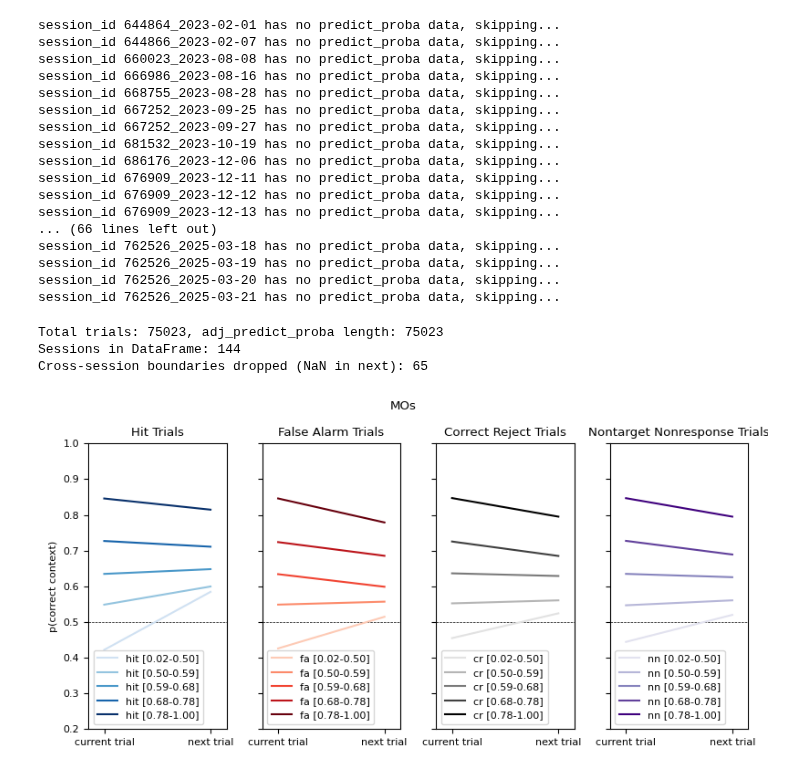
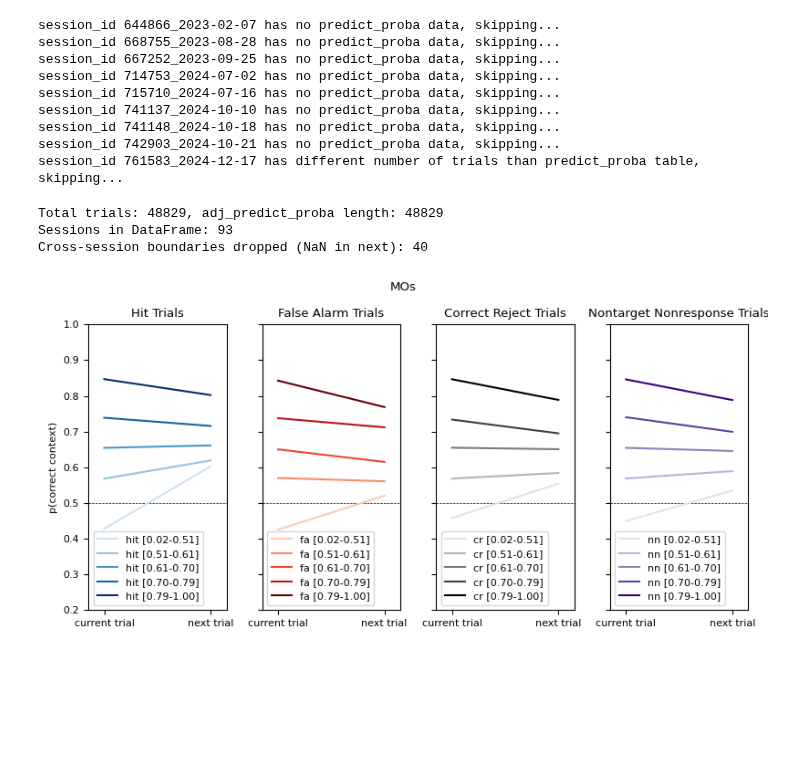
Before and after one commit to AllenInstitute/dynamic_routing_analysis, a Jupyter notebook: notebooks/plot_trialwise_decoder_confidence_updates.ipynb, the cells around one changed output. Cells and saved outputs as stored; diff of their text form; code cells hidden in the pictures; blank space fills up the shorter version.

```diff
--- a/notebooks/plot_trialwise_decoder_confidence_updates.ipynb
+++ b/notebooks/plot_trialwise_decoder_confidence_updates.ipynb
@@ -31,7 +31,7 @@ dr_session_list=(
     pl.col('is_production'),
     pl.col('is_annotated'),
     pl.col('issues')==[],
-    pl.col('is_good_behavior').eq(True),
+    # pl.col('is_good_behavior').eq(True),
     )['session_id'].to_list()
     )
 
@@ -44,4 +44,3 @@ templeton_session_list=(
     # pl.col('is_good_behavior').eq(True),
     )['session_id'].to_list()
     )
-templeton_session_list
@@ -66,2 +47,22 @@ templeton_session_list
 # %%
 predict_proba_pd = pd.read_parquet(r"\\allen\programs\mindscope\workgroups\dynamicrouting\Ethan\CO decoding results\decode_context_strict_criteria_10_units_500ms_v272_2026-04-08\predict_proba_per_session_structure_with_unit_ids.parquet")
+# %%
+block_dprime_threshold=1.0
+
+good_behavior_table={
+    'session_id':[],
+    'n_good_vis_blocks':[],
+    'n_good_aud_blocks':[],
+}
+
+for sel_session in dr_session_list:
+
+    n_good_vis_blocks=np.sum(session_table.filter(pl.col('session_id') == sel_session)['cross_modality_dprime_vis_blocks'].to_numpy()[0]>=block_dprime_threshold)
+    n_good_aud_blocks=np.sum(session_table.filter(pl.col('session_id') == sel_session)['cross_modality_dprime_aud_blocks'].to_numpy()[0]>=block_dprime_threshold)
+
+    good_behavior_table['session_id'].append(sel_session)
+    good_behavior_table['n_good_vis_blocks'].append(n_good_vis_blocks)
+    good_behavior_table['n_good_aud_blocks'].append(n_good_aud_blocks)
+
+good_behavior_table=pd.DataFrame(good_behavior_table)
+dr_good_behavior_list=good_behavior_table.query('n_good_vis_blocks>=2 and n_good_aud_blocks>=2')['session_id'].values
@@ -78,7 +82,10 @@ all_trials=pl.scan_parquet('s3://aind-scratch-data/dynamic-routing/cache/nwb_com
 
 # p(resp) versus p(vis context)
 
+# list of sessions should just be an input to the eventual function
 unique_sessions=session_table.to_pandas().query('project==@sel_project')['session_id'].unique()
+if sel_project=='DynamicRouting':
+    unique_sessions=dr_good_behavior_list
 
 #performance criteria for DR
 
@@ -151,23 +158,15 @@ for ss,session_id in enumerate(unique_sessions):
 # all_trials_with_decoder_confidence.to_parquet(
 #     r'\\allen\programs\mindscope\workgroups\dynamicrouting\Ethan\CO decoding results\time_mod_keep_units_consistent_0_2025-06-15\all_trials_with_predict_proba.parquet')
 # %% [output]
-session_id 644864_2023-02-01 has no predict_proba data, skipping...
 session_id 644866_2023-02-07 has no predict_proba data, skipping...
-session_id 660023_2023-08-08 has no predict_proba data, skipping...
-session_id 666986_2023-08-16 has no predict_proba data, skipping...
 session_id 668755_2023-08-28 has no predict_proba data, skipping...
 session_id 667252_2023-09-25 has no predict_proba data, skipping...
-session_id 667252_2023-09-27 has no predict_proba data, skipping...
-session_id 681532_2023-10-19 has no predict_proba data, skipping...
-session_id 686176_2023-12-06 has no predict_proba data, skipping...
-session_id 676909_2023-12-11 has no predict_proba data, skipping...
-session_id 676909_2023-12-12 has no predict_proba data, skipping...
-session_id 676909_2023-12-13 has no predict_proba data, skipping...
-... (66 lines left out)
-session_id 762526_2025-03-18 has no predict_proba data, skipping...
-session_id 762526_2025-03-19 has no predict_proba data, skipping...
-session_id 762526_2025-03-20 has no predict_proba data, skipping...
-session_id 762526_2025-03-21 has no predict_proba data, skipping...
+session_id 714753_2024-07-02 has no predict_proba data, skipping...
+session_id 715710_2024-07-16 has no predict_proba data, skipping...
+session_id 741137_2024-10-10 has no predict_proba data, skipping...
+session_id 741148_2024-10-18 has no predict_proba data, skipping...
+session_id 742903_2024-10-21 has no predict_proba data, skipping...
+session_id 761583_2024-12-17 has different number of trials than predict_proba table, skipping...
 # %%
 sel_structure='MOs'
 
@@ -271,9 +270,9 @@ print(f"Total trials: {len(all_trials_with_decoder_confidence)}, adj_predict_pro
 print(f"Sessions in DataFrame: {len(session_ids)}")
 print(f"Cross-session boundaries dropped (NaN in next): {np.isnan(adj_predict_proba_next).sum() - np.isnan(adj_structure_predict_proba).sum()}")
 # %% [output]
-Total trials: 75023, adj_predict_proba length: 75023
-Sessions in DataFrame: 144
-Cross-session boundaries dropped (NaN in next): 65
+Total trials: 48829, adj_predict_proba length: 48829
+Sessions in DataFrame: 93
+Cross-session boundaries dropped (NaN in next): 40
 # %%
 # use_shared_bins: if True, compute one set of percentile bin edges across ALL trial types combined
 # if False, compute percentile bins independently for each trial type (original behavior)
@@ -366,7 +372,7 @@ for bb in range(len(hit_baseline_bins)-1):
                 color=plt.cm.Blues(hit_colors[bb]))
 
 
-for bb in range(len(hit_baseline_bins)-1):
+for bb in range(len(fa_baseline_bins)-1):
     bin_fas=fa_df.query(f'baseline_bin=={bb}')
     if bin_fas.shape[0]>0:
         ax[1].plot([0,1], [np.nanmedian(bin_fas['predict_proba']), np.nanmedian(bin_fas['predict_proba_next'])],
@@ -387,31 +393,31 @@ for bb in range(len(nontarget_nonresponse_baseline_bins)-1):
                 label=f'nn [{nontarget_nonresponse_baseline_bins[bb]:.2f}-{nontarget_nonresponse_baseline_bins[bb+1]:.2f}]',
                 color=plt.cm.Purples(nn_colors[bb]))
 
 
 ax[0].set_xticks([0,1])
 ax[0].set_xticklabels(['current trial', 'next trial'])
 ax[0].set_xlim(-0.15,1.15)
 ax[0].set_ylim(0.2,1.0)
 ax[0].set_ylabel('p(correct context)')
 ax[0].set_title('Hit Trials')
 ax[0].legend()
 
 ax[1].set_xticks([0,1])
 ax[1].set_xticklabels(['current trial', 'next trial'])
 ax[1].set_title('False Alarm Trials')
 ax[1].legend()
 
 ax[2].set_xticks([0,1])
 ax[2].set_xticklabels(['current trial', 'next trial'])
 ax[2].set_title('Correct Reject Trials')
 ax[2].legend()
 
 ax[3].set_xticks([0,1])
 ax[3].set_xticklabels(['current trial', 'next trial'])
 ax[3].set_title('Nontarget Nonresponse Trials')
 ax[3].legend()
 
 fig.suptitle(f"{sel_structure}")
 fig.tight_layout()
 # %% [output]
-[figure, old version]
+[figure, new version]
```
Also changed, not shown: parts of 9 cells of this notebook, 8 other files.
